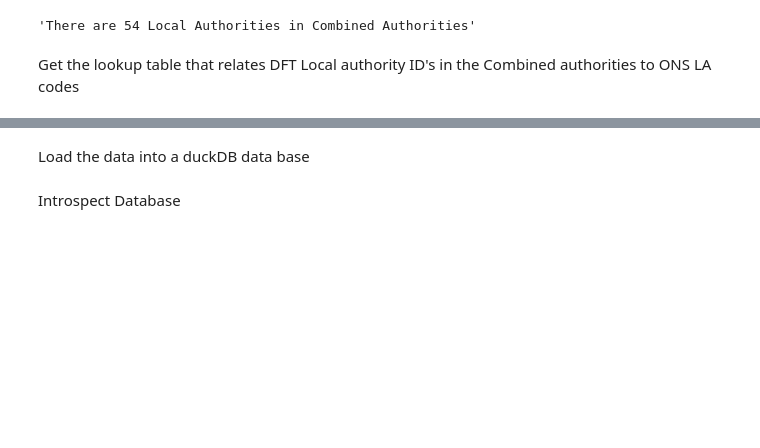
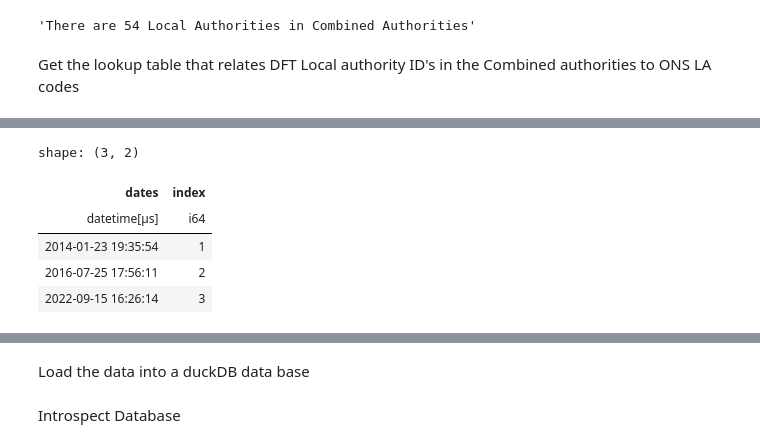
Before and after one commit to stevecrawshaw/weca_cesap, a Jupyter notebook: cesap_epc_load_duckdb.ipynb, the cells around one changed output, grey strips where cells are left out. Drawn from its saved outputs; the diff is of its cells as text; code cells hidden in the pictures; blank space fills up the shorter version.

```diff
--- a/cesap_epc_load_duckdb.ipynb
+++ b/cesap_epc_load_duckdb.ipynb
@@ -85,3 +93,17 @@ $ LODGEMENT_DATETIME        <datetime[μs]> 2023-10-27 09:17:35, 2023-01-07 15:5
+# %%
+dates = ['2014-01-23 19:35:54', '2016-07-25 17:56:11', '2022-09-15 16:26:14']
+index = [1, 2, 3]
+date_df = pl.DataFrame({'dates':dates,
+           'index': index})
+
+date_df.with_columns(pl.col('dates').str.to_datetime(format='%Y-%m-%d %H:%M:%S'))
+# %% [output]
+shape: (3, 2)
+| dates | index |
+| datetime[μs] | i64 |
+| 2014-01-23 19:35:54 | 1 |
+| 2016-07-25 17:56:11 | 2 |
+| 2022-09-15 16:26:14 | 3 |
 # %%
 cols_schema_dom = {
                         'LMK_KEY':pl.Utf8,
```
Also changed, not shown: parts of 39 cells of this notebook, 3 other files.
